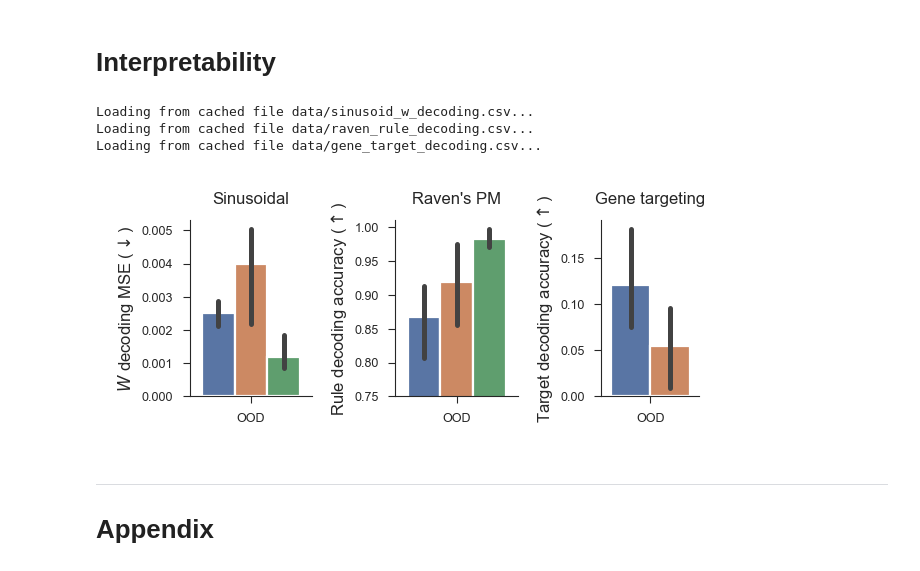
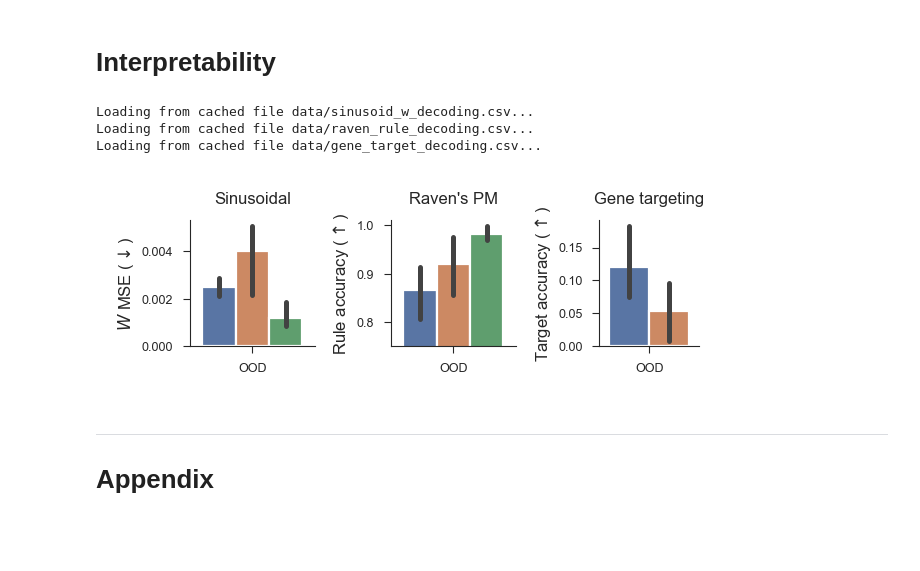
Before and after one commit to EricElmoznino/explicit_implicit_icl, a Jupyter notebook: notebooks/paper/figures.ipynb, the cells around one changed output. Saved outputs shown, nothing was run; the diff lists cells and outputs as text; code cells hidden in the pictures; blank space fills up the shorter version.

Commit message:
Updated figures

```diff
--- a/notebooks/paper/figures.ipynb
+++ b/notebooks/paper/figures.ipynb
@@ -703,7 +703,7 @@ data_gene["model"] = data_gene["model"].replace(
     {"explicit-transformer-dropoutcontext": "explicit-transformer"}
 )
 
-fig, axs = plt.subplots(nrows=1, ncols=3, figsize=(3, 1.25), width_ratios=[1, 1, 0.8])
+fig, axs = plt.subplots(nrows=1, ncols=3, figsize=(3, 1), width_ratios=[1, 1, 0.8])
 
 model_comparison_barplot(
     data=data_sinreg,
@@ -711,39 +711,39 @@ model_comparison_barplot(
     metric_short_names={
         "val/wide_w_loss": "OOD"
     },
-    metric_units=r"$W$ decoding MSE ($\downarrow$)",
+    metric_units=r"$W$ MSE ($\downarrow$)",
     ax=axs[0],
 )
 axs[0].set(title="Sinusoidal")
 
 model_comparison_barplot(
     data=data_raven,
     metrics=["val_ood/rule_accuracy"],
     metric_short_names={"val_ood/rule_accuracy": "OOD"},
-    metric_units=r"Rule decoding accuracy ($\uparrow$)",
+    metric_units=r"Rule accuracy ($\uparrow$)",
     ax=axs[1],
 )
 axs[1].set(ylim=(0.75, 1.01), title="Raven's PM")
 
 model_comparison_barplot(
     data=data_gene,
     metrics="val/ptb_id_acc",
     metric_short_names={"val/ptb_id_acc": "OOD"},
-    metric_units=r"Target decoding accuracy ($\uparrow$)",
+    metric_units=r"Target accuracy ($\uparrow$)",
     ax=axs[2],
 )
 axs[2].set(title="Gene targeting")
 
 for ax in axs:
     ax.legend().remove()
 
 fig.savefig("saved/interpretability_decoding.pdf")
 plt.show()
 # %% [output]
 Loading from cached file data/sinusoid_w_decoding.csv...
 Loading from cached file data/raven_rule_decoding.csv...
 Loading from cached file data/gene_target_decoding.csv...
-[figure, old version]
+[figure, new version]
 # %% [markdown]
 ---
 # Appendix
```
Also changed, not shown: 8 other files.
